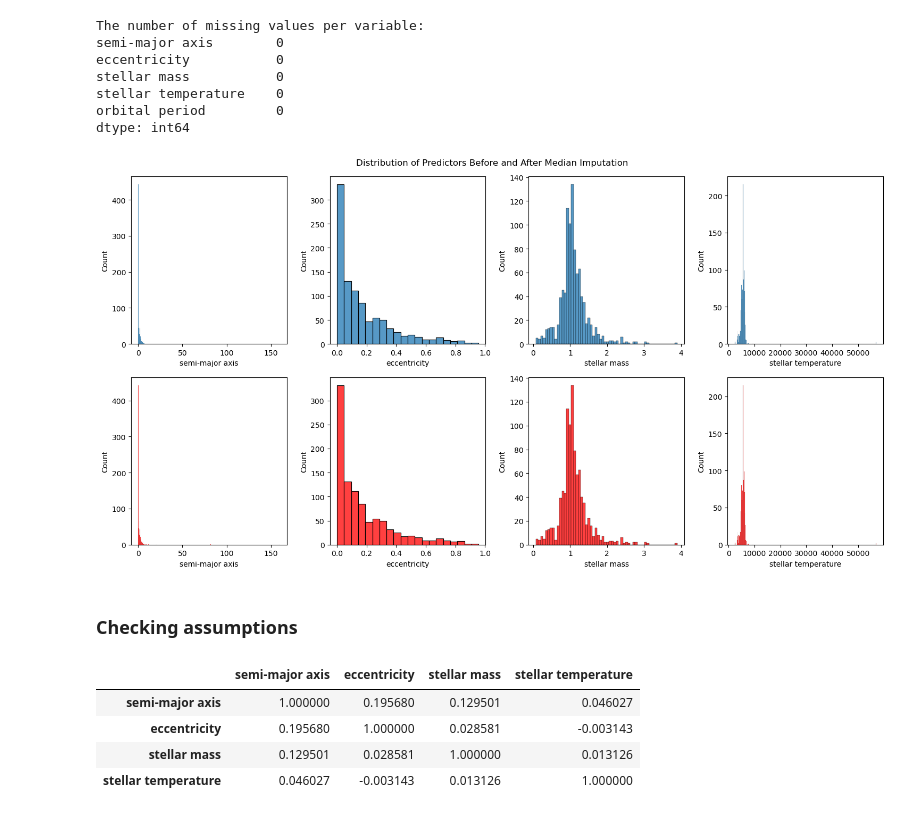
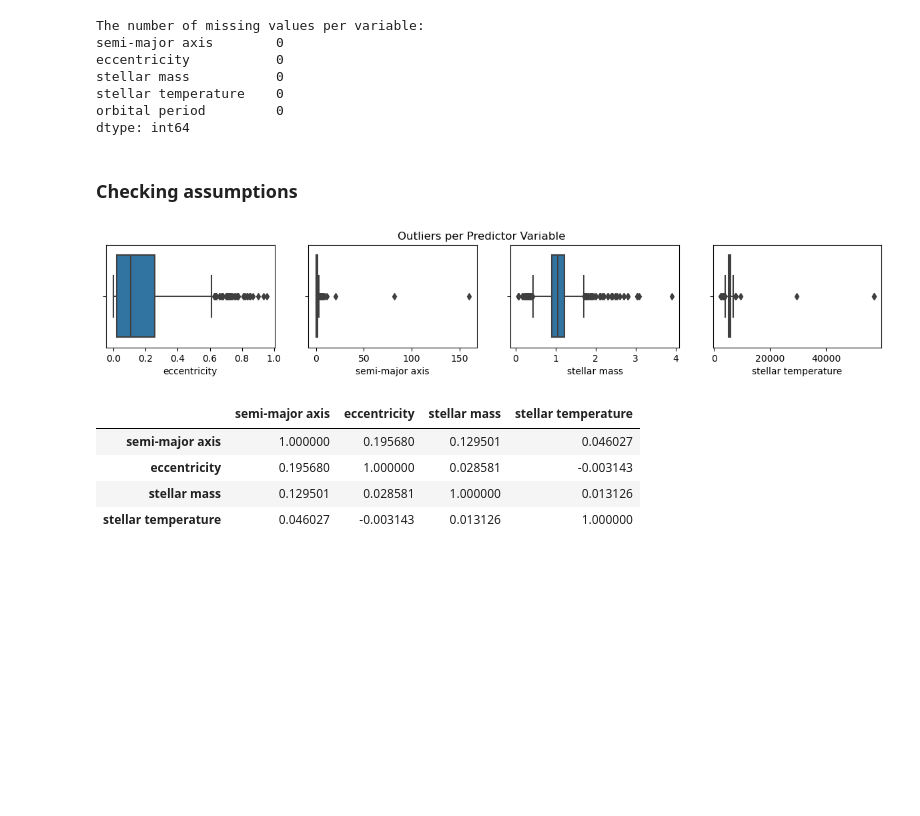
Before and after one commit to Sunnyshio/Predictive-Classification-of-Exoplanetary-Orbital-Periods, a Jupyter notebook: classification of exoplanetary orbital periods.ipynb, the cells around one changed output. Cells and saved outputs as stored; diff of their text form; code cells hidden in the pictures; blank space fills up the shorter version.

```diff
--- a/classification of exoplanetary orbital periods.ipynb
+++ b/classification of exoplanetary orbital periods.ipynb
@@ -98,40 +98,27 @@ stellar mass           0
 stellar temperature    0
 orbital period         0
 dtype: int64
-# %%
-plt.figure(figsize=(15, 8))
-
-plt.subplot(2,4,1)
-sns.histplot(x=df["semi-major axis"])
-
-plt.subplot(2,4,2)
-sns.histplot(x=df["eccentricity"])
-
-plt.subplot(2,4,3)
-sns.histplot(x=df["stellar mass"])
-
-plt.subplot(2,4,4)
-sns.histplot(x=df["stellar temperature"])
-
-plt.subplot(2,4,5)
-sns.histplot(x=df["semi-major axis"], color='red')
-
-plt.subplot(2,4,6)
-sns.histplot(x=df["eccentricity"], color='red')
-
-plt.subplot(2,4,7)
-sns.histplot(x=df["stellar mass"], color='red')
-
-plt.subplot(2,4,8)
-sns.histplot(x=df["stellar temperature"], color='red')
-
-plt.suptitle("Distribution of Predictors Before and After Median Imputation")
-plt.tight_layout()
-plt.show()
-# %% [output]
-[figure, removed]
 # %% [markdown]
 ### Checking assumptions
+# %%
+plt.figure(figsize=(15,2))
+
+plt.subplot(1, 4, 1)
+sns.boxplot(x=df["eccentricity"])
+
+plt.subplot(1, 4, 2)
+sns.boxplot(x=df["semi-major axis"])
+
+plt.subplot(1,4,3)
+sns.boxplot(x=df["stellar mass"])
+
+plt.subplot(1,4,4)
+sns.boxplot(x=df["stellar temperature"])
+
+plt.suptitle("Outliers per Predictor Variable")
+plt.show()
+# %% [output]
+[figure, added]
 # %%
 #checking correlation values between predictors to assess multicollinearity
 df_predictors = df[["semi-major axis", "eccentricity", "stellar mass", "stellar temperature"]]
```
Also changed, not shown: parts of 1 cell of this notebook.
